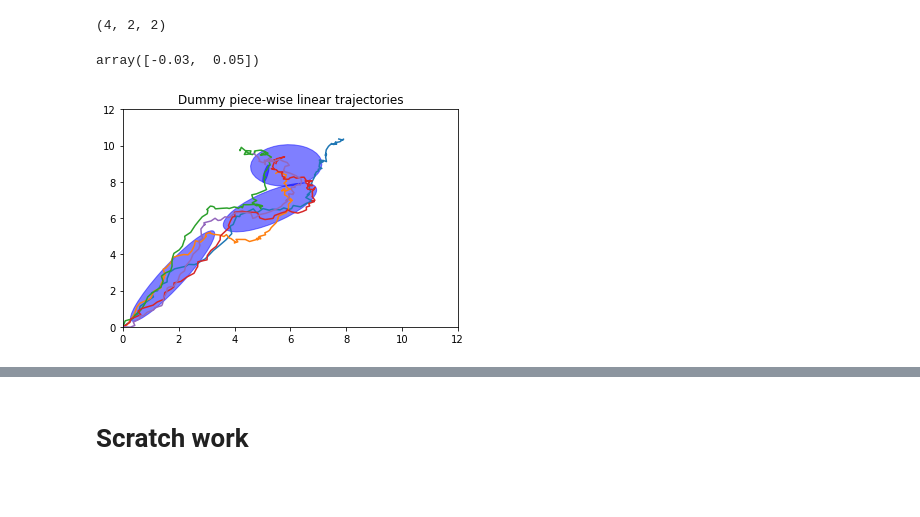
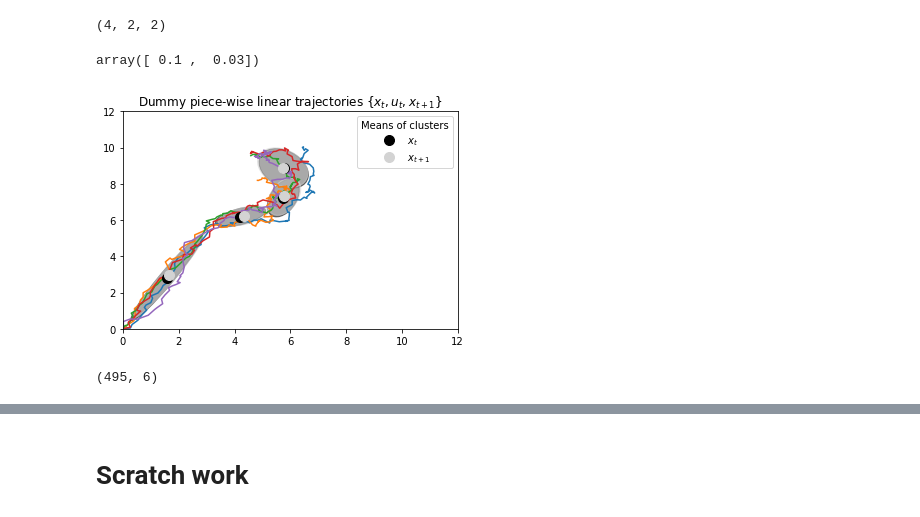
Before and after one commit to matwilso/reinforce, a Jupyter notebook: numpy/gmm/GMM_DEV_NOTES.ipynb, the cells around one changed output, grey strips where cells are left out. Cells and saved outputs as stored; diff of their text form; code cells hidden in the pictures; blank space fills up the shorter version.

Commit message:
optimize gmm bit. test on traj. better plotting

```diff
--- a/numpy/gmm/GMM_DEV_NOTES.ipynb
+++ b/numpy/gmm/GMM_DEV_NOTES.ipynb
@@ -104,13 +132,13 @@ class TrajGen(object):
         else:
             u = np.array([-0.03, 0.05])
 
-        self.x = self.x + u + np.random.normal([0,0], 0.1)
+        self.x = self.x + u + np.random.normal([0,0],0.1)
         return u, self.x
 
 
 D = 2
-X = np.zeros([5, 100, D])
-U = np.zeros([5, 100, D])
+X = np.zeros([10, 100, D])
+U = np.zeros([10, 100, D])
 
 for i in range(X.shape[0]):
     tg = TrajGen(np.array([0, 0]))
@@ -119,13 +147,7 @@ for i in range(X.shape[0]):
         u, x_ = tg.step(t)
         U[i, t] = u
         X[i, t+1] = x_
-
-
-plt.plot(X[0,:,0], X[0,:,1])
-plt.plot(X[1,:,0], X[1,:,1])
-plt.plot(X[2,:,0], X[2,:,1])
-plt.plot(X[3,:,0], X[3,:,1])
-plt.plot(X[4,:,0], X[4,:,1])
+    plt.plot(X[i,:,0], X[i,:,1])
 plt.axis([-1, 12, -1, 12])
 plt.show()
 # %% [output]
@@ -167,21 +189,23 @@ traj_gmm.Sigma[:, :2, :2].shape
 # %%
 traj_gmm.mu[0,2:4]
 # %% [output]
-array([-0.03,  0.05])
+array([ 0.1 ,  0.03])
 # %%
-plt.plot(X[0,:,0], X[0,:,1])
-plt.plot(X[1,:,0], X[1,:,1])
-plt.plot(X[2,:,0], X[2,:,1])
-plt.plot(X[3,:,0], X[3,:,1])
-plt.plot(X[4,:,0], X[4,:,1])
+for i in range(X.shape[0]):
+    plt.plot(X[i,:,0], X[i,:,1])
+
 ax = plt.gca()
 plt.axis([0, 12, 0, 12])
-ells = make_ellipses(traj_gmm.mu[:,:2], traj_gmm.Sigma[:,:2,:2], ax, color='blue')
-#ells = make_ellipses(traj_gmm.mu[:,:2]+traj_gmm.mu[:,2:4], traj_gmm.Sigma[:,2:4,2:4], ax, color='red')
+ells = make_ellipses(traj_gmm.mu[:,:2], traj_gmm.Sigma[:,:2,:2], ax, color='black')
+ells = make_ellipses(traj_gmm.mu[:,4:], traj_gmm.Sigma[:,4:,4:], ax, color='lightgray')
+#ells = make_ellipses(traj_gmm.mu[:,:2]+traj_gmm.mu[:,2:4], 100*traj_gmm.Sigma[:,2:4,2:4], ax, color='red')
 
-#plt.plot(traj_gmm.mu[:,0], traj_gmm.mu[:,1], 'ro', ms=10)
-plt.title('Dummy piece-wise linear trajectories')
-plt.savefig('traj2.png')
+plt.plot(traj_gmm.mu[:,0], traj_gmm.mu[:,1], 'o', color='black', ms=10, label=r'$x_t$')
+# plt.plot(traj_gmm.mu[:,0]+traj_gmm.mu[:,2], traj_gmm.mu[:,1]+traj_gmm.mu[:,3], 'o', color='red', ms=10, label=r'$u_t$')
+plt.plot(traj_gmm.mu[:,-2], traj_gmm.mu[:,-1], 'o', color='lightgray', ms=10, label=r'$x_{t+1}$')
+plt.title(r'Dummy piece-wise linear trajectories $\{x_t, u_t, x_{t+1}\}$')
+# plt.savefig('traj4.png')
+plt.legend(title='Means of clusters')
 plt.show()
 # %% [output]
-[figure, old version]
+[figure, new version]
@@ -195,0 +212,4 @@ np.sum(save_gamma - gamma.T)
+# %%
+xux.shape
+# %% [output]
+(495, 6)
```
Also changed, not shown: parts of 16 cells of this notebook, 21 other files.
